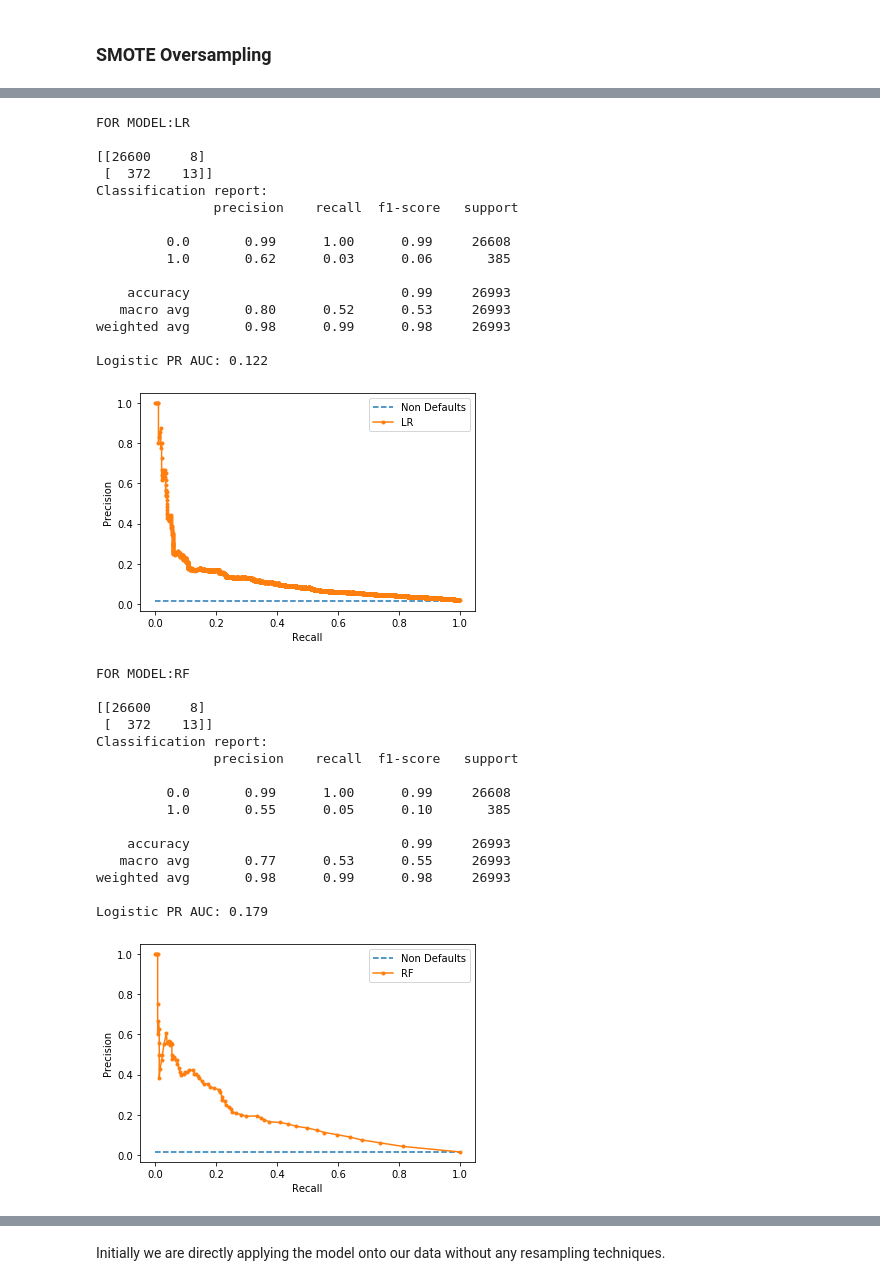
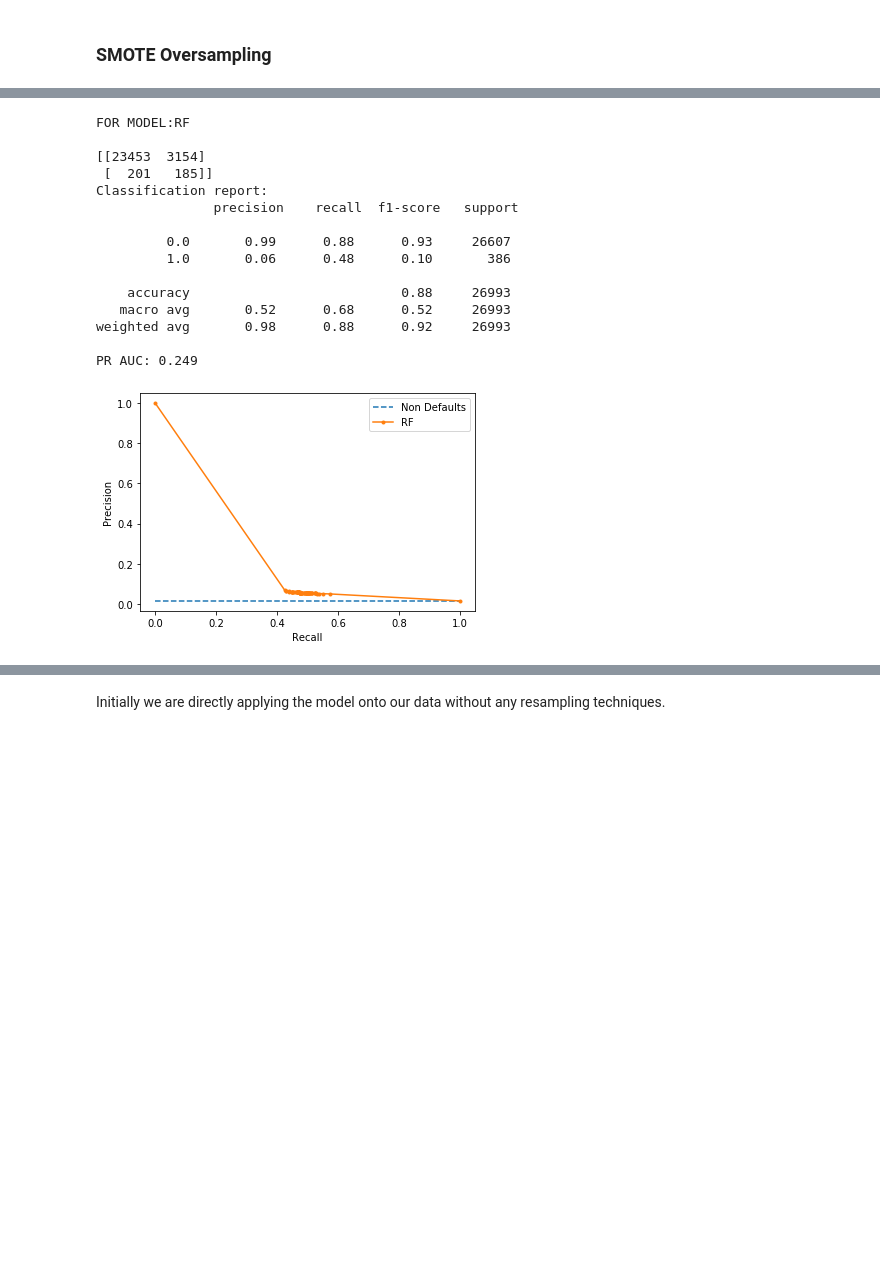
Before and after one commit to ramesh-suragam/ML_Case_Study, a Jupyter notebook: ML_Case_Study.ipynb, the cells around one changed output, grey strips where cells are left out. Saved outputs shown, nothing was run; the diff lists cells and outputs as text; code cells hidden in the pictures; blank space fills up the shorter version.

```diff
--- a/ML_Case_Study.ipynb
+++ b/ML_Case_Study.ipynb
@@ -459,5 +459,5 @@ Test = account_data[account_data['default'].isna()]
 print(Train.shape)
 print(Test.shape)
 
-X_train, X_test, y_train, y_test = train_test_split(Train.iloc[:,1:37],Train.iloc[:,0],train_size=0.7,random_state=42)
+X_train, X_test, y_train, y_test = train_test_split(Train.iloc[:,1:37],Train.iloc[:,0],train_size=0.7,random_state=42, stratify=Train.iloc[:,0])
 # %% [output]
@@ -501,9 +501,9 @@ def target_encoder(X_train, X_test, y_train, high_categ):
 # Target encoding categorical columns since they have many levels and one-hot encoding will increase the dimensions a lot,
 # furthermore, since we have large data using target encoder will not create overfitting problem.
 
-high_categ = ['merchant_category','merchant_group']
+# high_categ = ['merchant_category','merchant_group']
 
-X_train, X_test = target_encoder(X_train,X_test,y_train,high_categ)
+# X_train, X_test = target_encoder(X_train,X_test,y_train,high_categ)
 # %% [markdown]
 ## Checking Class Imbalance
 # %%
@@ -532,0 +634,2 @@ Percentage of 1 class in data: 1.4314928425357873
+# %%
+fit_models(X_train, X_test, y_train, y_test, model_lr=True, model_rf=True, model_xgb=True)
@@ -532,0 +707,2 @@ Percentage of 1 class in data: 1.4314928425357873
+# %%
+fit_models(X_train, X_test, y_train, y_test, model_lr=True, model_rf=True, model_xgb=True, model_lr_tuning=True, model_rf_xgb_tuning=True)
@@ -533,13 +758,19 @@ Percentage of 1 class in data: 1.4314928425357873
 # %%
 #Training models and metrics for each
-from IPython.display import display
 
 minmaxscaler = MinMaxScaler()
+over = SMOTE(sampling_strategy=0.2, random_state=42)
+under = RandomUnderSampler(sampling_strategy=0.5, random_state=42)
+over_under = SMOTEENN(sampling_strategy=0.5, random_state=42)
+lda = LinearDiscriminantAnalysis()
+
+preprocessor = ColumnTransformer(transformers = [('te', ce.TargetEncoder(), ['merchant_category','merchant_group'])], remainder='passthrough')
 
 models = [
-          ('LR', LogisticRegression()),
+#           ('LR', LogisticRegression(class_weight='balanced')),
           ('RF', RandomForestClassifier()),
-          ('XGB', XGBClassifier())]
+#           ('XGB', XGBClassifier())
+]
 
 scoring = [
             'precision',
@@ -557,10 +788,15 @@ dfs=[]
 for name, model in models:
     if name=='LR':
         steps = [
+                 ('lda',lda),
+                 ('o',over),
+                 ('u',under),
                  ('minmaxscaler',minmaxscaler),
                  ('m',model)]
     else:
         steps = [
+                 ('lda',lda),
+                 ('ou',over_under),
                  ('m',model)]
 
     pipeline = Pipeline(steps=steps)
@@ -575,64 +811,47 @@ for name, model in models:
 
     model = pipeline.fit(X_train, y_train)
     y_pred = model.predict(X_test)
-
     cf_matrix = confusion_matrix(y_test,y_pred)
     print(cf_matrix)
     print("Classification report:\n",classification_report(y_test,y_pred))
 
     # predict probabilities
     yhat = model.predict_proba(X_test)
     # retrieve just the probabilities for the positive class
     pos_probs = yhat[:, 1]
     # calculate the no skill line as the proportion of the positive class
     non_defaults = len(y_train[y_train==1]) / len(y_train)
     # plot the no skill precision-recall curve
     pyplot.plot([0, 1], [non_defaults, non_defaults], linestyle='--', label='Non Defaults')
     # calculate model precision-recall curve
     precision, recall, _ = precision_recall_curve(y_test, pos_probs)
     auc_score = auc(recall, precision)
-    print('Logistic PR AUC: %.3f' % auc_score)
+    print('PR AUC: %.3f' % auc_score)
     # plot the model precision-recall curve
     pyplot.plot(recall, precision, marker='.', label=name)
     # axis labels
     pyplot.xlabel('Recall')
     pyplot.ylabel('Precision')
     # show the legend
     pyplot.legend()
     # show the plot
     pyplot.show()
 
 pd.concat(dfs,ignore_index=True)
 # %% [output]
-FOR MODEL:LR
+FOR MODEL:RF
 
-[[26600     8]
- [  372    13]]
+[[23453  3154]
+ [  201   185]]
 Classification report:
                precision    recall  f1-score   support
 
-         0.0       0.99      1.00      0.99     26608
-         1.0       0.62      0.03      0.06       385
+         0.0       0.99      0.88      0.93     26607
+         1.0       0.06      0.48      0.10       386
 
-    accuracy                           0.99     26993
-   macro avg       0.80      0.52      0.53     26993
-weighted avg       0.98      0.99      0.98     26993
+    accuracy                           0.88     26993
+   macro avg       0.52      0.68      0.52     26993
+weighted avg       0.98      0.88      0.92     26993
 
-Logistic PR AUC: 0.122
+PR AUC: 0.249
-[figure, old version]
+[figure, new version]
-FOR MODEL:RF
-
-[[26600     8]
- [  372    13]]
-Classification report:
-               precision    recall  f1-score   support
-
-         0.0       0.99      1.00      0.99     26608
-         1.0       0.55      0.05      0.10       385
-
-    accuracy                           0.99     26993
-   macro avg       0.77      0.53      0.55     26993
-weighted avg       0.98      0.99      0.98     26993
-
-Logistic PR AUC: 0.179
-[figure, removed]
```
Also changed, not shown: parts of 22 cells of this notebook, 7 other files.
